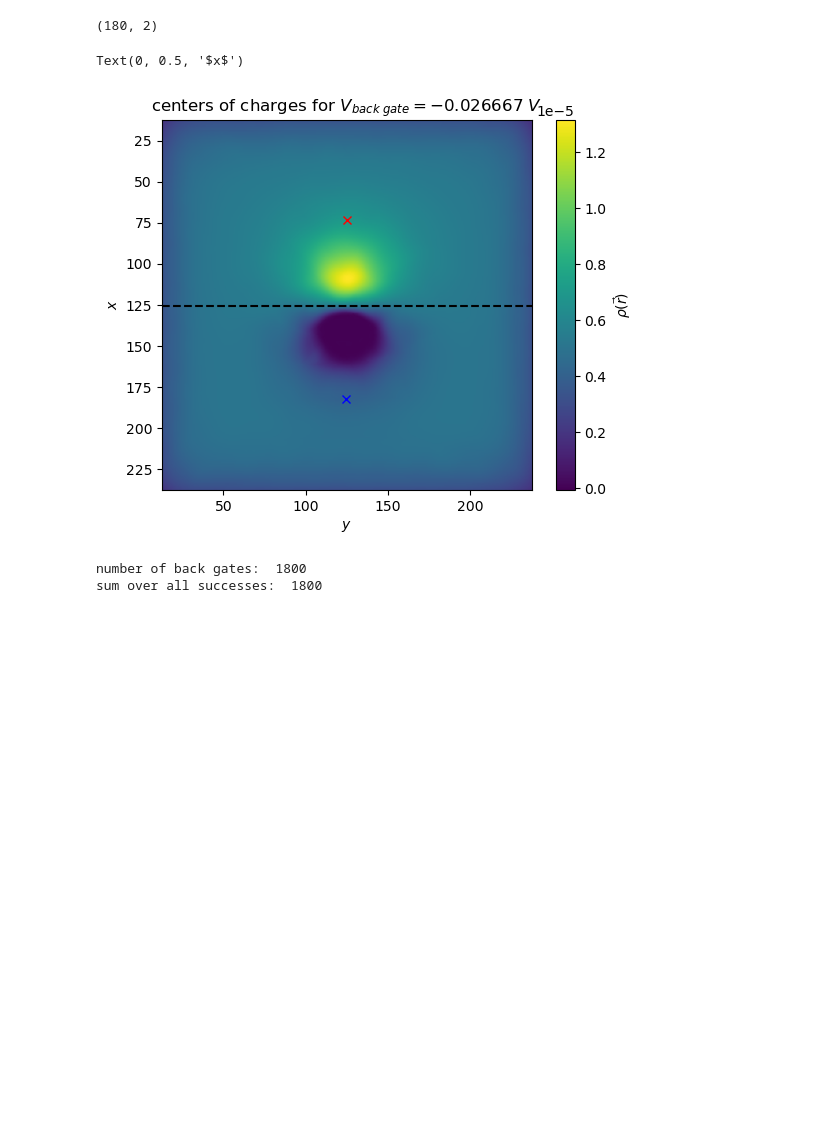
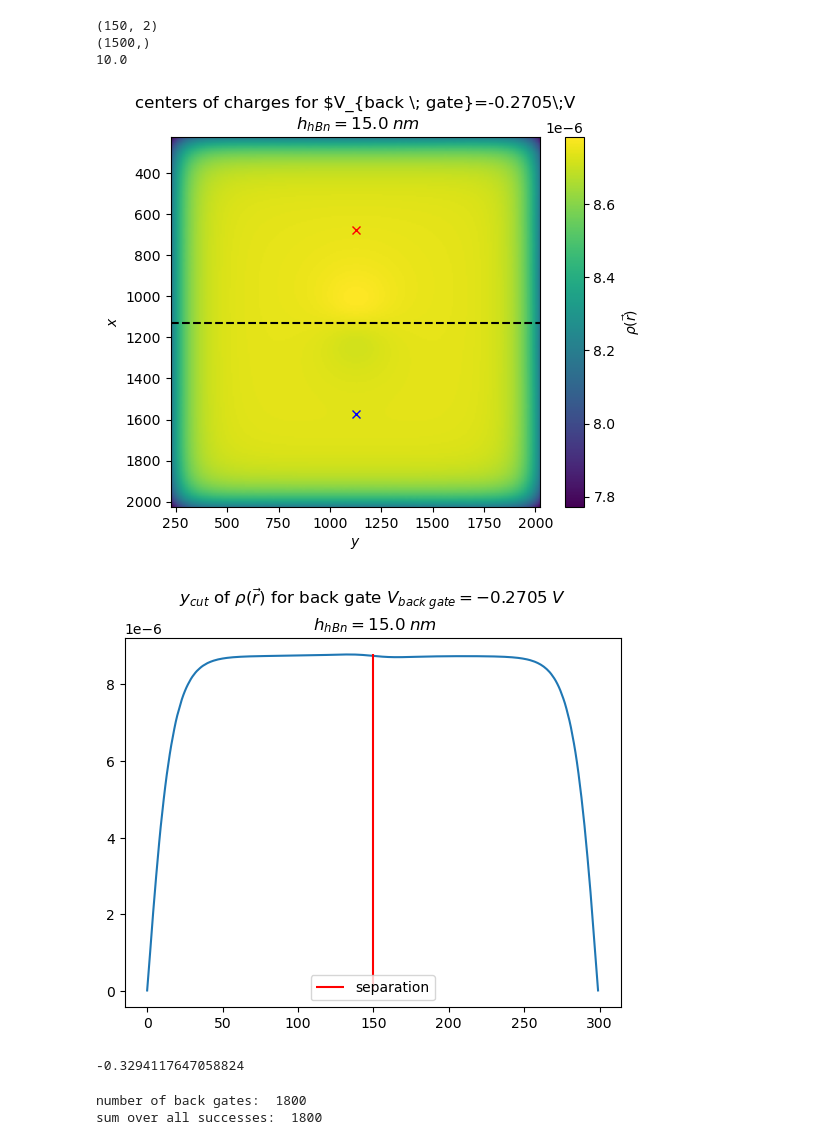
Before and after one commit to bastistoeck/Projektarbeit-1, a Jupyter notebook: results_visualization.ipynb, the cells around one changed output. Drawn from its saved outputs; the diff is of its cells as text; code cells hidden in the pictures; blank space fills up the shorter version.

```diff
--- a/results_visualization.ipynb
+++ b/results_visualization.ipynb
@@ -3,8 +3,10 @@ import numpy as np
 import matplotlib.pyplot as plt
 from pathlib import Path
 import os
+# %%
+folders = ['results_blg_-1_to_1V_hbn15', 'results_blg_-0.3_to_0.3V_hbn15']
 # %%
-results_folder = Path.cwd() / 'results_blg'
+results_folder = Path.cwd() / folders[1]
 
 back_gates = np.load(results_folder / 'back_gates.npy')
 charges = np.load(results_folder / 'charges.npy')
@@ -14,6 +16,14 @@ top_cocs = np.load(results_folder / 'top_cocs.npy')
 bot_cocs = np.load(results_folder / 'bot_cocs.npy')
 sep_idxs = np.load(results_folder / 'sep_indxs.npy')
 seps = np.load(results_folder / 'separations.npy')
+y_cuts = np.load(results_folder / 'y_cuts.npy')
+other_params = np.load(results_folder / 'box_width-cut_percentage-larger_cut_percentage.npy')
+# %%
+vac_box_width = other_params[0]
+cut_percentage = other_params[1]
+larger_cut_percentage = other_params[2]
+hbn_height = other_params[3]
+charge_record_rate = other_params[4]
 # %%
 plt.plot(back_gates, seps, '-')
 plt.title('center of charge separation per back gate voltage')
@@ -34,7 +44,6 @@ Text(0, 0.5, '$d \\: [\\AA]$')
 # %%
 fem_n = charges.shape[1]
-cut_index = int(0.05 * fem_n)
-vac_box_width = 250
+cut_index = int(cut_percentage/2 * fem_n)
 
 dx = vac_box_width/(fem_n - 1)
 x_max = (fem_n - 1) * dx
@@ -45,26 +54,44 @@ x = x[cut_index:fem_n - cut_index]
 y = y[cut_index:fem_n - cut_index]
 # %%
 print(top_cocs.shape)
+print(back_gates.shape)
+print(charge_record_rate)
 # %% [output]
-(180, 2)
+(150, 2)
+(1500,)
+10.0
 # %%
-plot_idx = 80
+plot_idx = 5
 
-voltage = np.round(back_gates[plot_idx * 10], 6)
+voltage = np.round(back_gates[int(plot_idx * charge_record_rate)], 6)
 charges_cut = charges[:, cut_index:fem_n - cut_index, cut_index:fem_n - cut_index]
 
 plt.imshow(charges_cut[plot_idx, :, :], extent=[x.min(), x.max(), y.max(), y.min()])
 plt.plot(top_cocs[plot_idx, 1], top_cocs[plot_idx, 0], 'rx')
 plt.plot(bot_cocs[plot_idx, 1], bot_cocs[plot_idx, 0], 'bx')
 
 plt.hlines(x[sep_idxs[plot_idx]], x.min(), x.max(), color='black', linestyle='dashed')
 plt.colorbar(label='$\\rho(\\vec{{r}})$')
-plt.title(f'centers of charges for $V_{{back\\;gate}}={voltage}\\;V$')
+plt.title(f'centers of charges for $V_{{back \\; gate}}={voltage}\\;V\n $h_{{hBn}}={hbn_height/10}\\;nm$')
 plt.xlabel('$y$')
 plt.ylabel('$x$')
+
+plt.show()
+
+#y_test = test_solver.cut_through_charge#[larger_cut_index:test_solver.fem_n - larger_cut_index]
+plt.plot(y_cuts[plot_idx, :])
+plt.vlines(sep_idxs[plot_idx] + cut_index, np.min(y_cuts[plot_idx, :]), np.max(y_cuts[plot_idx, :]), color='r', label='separation')
+plt.title(f'$y_{{cut}}$ of $\\rho(\\vec{{r}})$ for back gate $V_{{back\\;gate}}={voltage} \\; V$\n $h_{{hBn}}={hbn_height/10}\\;nm$')
+plt.legend()
+
+plt.show()
 # %% [output]
-Text(0, 0.5, '$x$')
-[figure, old version]
+[figure, new version]
+[figure, added]
+# %%
+print(back_gates[int((plot_idx)* charge_record_rate)])
+# %% [output]
+-0.3294117647058824
 # %%
 # if this equals the number of back gates, all scipy.optimize.root where succesful
 print('number of back gates: ', back_gates.shape[0])
```
Also changed, not shown: parts of 2 cells of this notebook, 2 other files.
